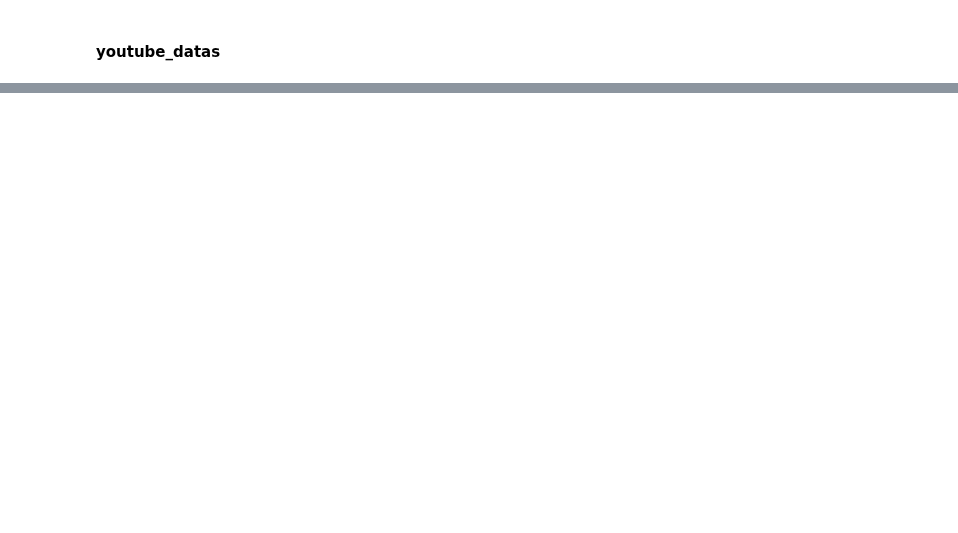
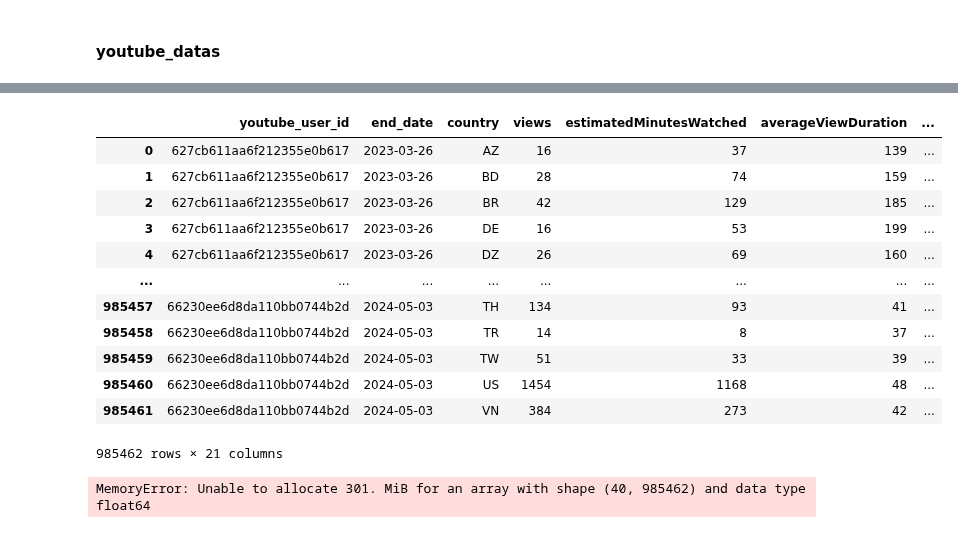
Before and after one commit to kkwann/awake, a Jupyter notebook: MongoDB_connection.ipynb, the cells around one changed output, grey strips where cells are left out. Cells and saved outputs as stored; diff of their text form; code cells hidden in the pictures; blank space fills up the shorter version.

```diff
--- a/MongoDB_connection.ipynb
+++ b/MongoDB_connection.ipynb
@@ -742,0 +600,5 @@ print(merged_df)
+# %%
+youtube_channel_demographics = youtube_channel_demographics[youtube_channel_demographics['youtube_user_id'].isin(youtube_user_id_inner)].sort_values(['youtube_user_id','end_date']).reset_index(drop=True)
+print(youtube_channel_demographics.columns)
+print(youtube_channel_demographics.shape)
+print(youtube_channel_demographics['end_date'].min(), youtube_channel_demographics['end_date'].max())
@@ -742,0 +621,5 @@ print(merged_df)
+# %%
+youtube_channel_locations = youtube_channel_locations[youtube_channel_locations['youtube_user_id'].isin(youtube_user_id_inner)].sort_values(['youtube_user_id','end_date']).reset_index(drop=True)
+print(youtube_channel_locations.columns)
+print(youtube_channel_locations.shape)
+print(youtube_channel_locations['end_date'].min(), youtube_channel_locations['end_date'].max())
@@ -742,0 +685,18 @@ print(merged_df)
+# %%
+# 'youtube_user_id','end_date' 키값 병합
+merge_df_2 = pd.merge(youtube_channel_locations,youtube_channel_demographics,how='left',on=['youtube_user_id','end_date']).reset_index(drop=True)
+merge_df_2
+# %% [output]
+|  | youtube_user_id | end_date | country | views | estimatedMinutesWatched | averageViewDuration | ... |
+| 0 | 627cb611aa6f212355e0b617 | 2023-03-26 | AZ | 16 | 37 | 139 | ... |
+| 1 | 627cb611aa6f212355e0b617 | 2023-03-26 | BD | 28 | 74 | 159 | ... |
+| 2 | 627cb611aa6f212355e0b617 | 2023-03-26 | BR | 42 | 129 | 185 | ... |
+| 3 | 627cb611aa6f212355e0b617 | 2023-03-26 | DE | 16 | 53 | 199 | ... |
+| 4 | 627cb611aa6f212355e0b617 | 2023-03-26 | DZ | 26 | 69 | 160 | ... |
+| ... | ... | ... | ... | ... | ... | ... | ... |
+| 985457 | 66230ee6d8da110bb0744b2d | 2024-05-03 | TH | 134 | 93 | 41 | ... |
+| 985458 | 66230ee6d8da110bb0744b2d | 2024-05-03 | TR | 14 | 8 | 37 | ... |
+| 985459 | 66230ee6d8da110bb0744b2d | 2024-05-03 | TW | 51 | 33 | 39 | ... |
+| 985460 | 66230ee6d8da110bb0744b2d | 2024-05-03 | US | 1454 | 1168 | 48 | ... |
+| 985461 | 66230ee6d8da110bb0744b2d | 2024-05-03 | VN | 384 | 273 | 42 | ... |
+985462 rows × 21 columns
@@ -742,0 +711,6 @@ print(merged_df)
+# %%
+# 데이터셋 병합
+merge_df_fin = pd.merge(merge_df_2,merge_df_1,how='left',on=['youtube_user_id','date'])
+merge_df_fin = pd.merge(merge_df_fin,youtube_daily_channel_basics,how='left',on=['youtube_user_id','date'])
+# %% [output]
+MemoryError: Unable to allocate 301. MiB for an array with shape (40, 985462) and data type float64
```
Also changed, not shown: parts of 43 cells of this notebook.
